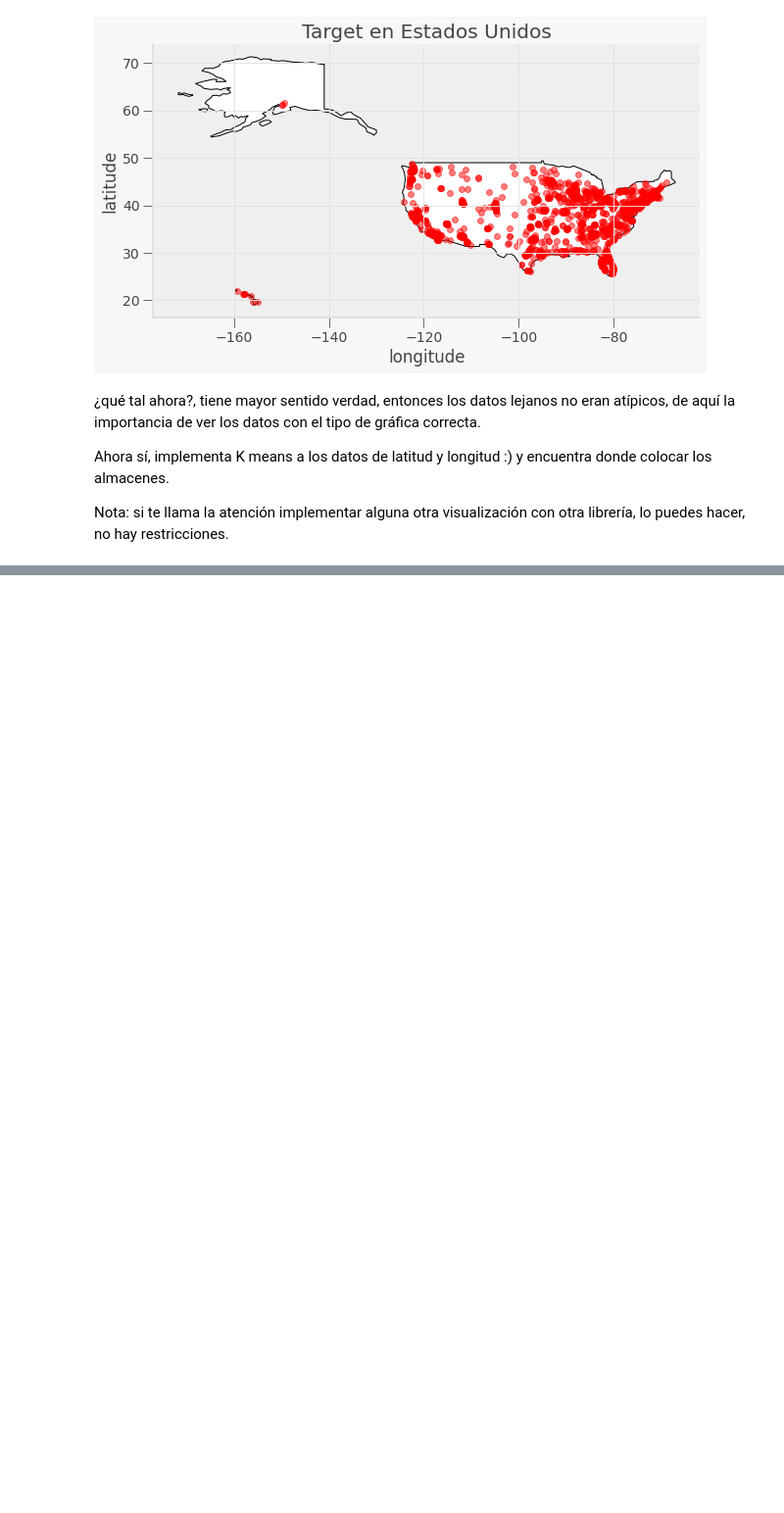
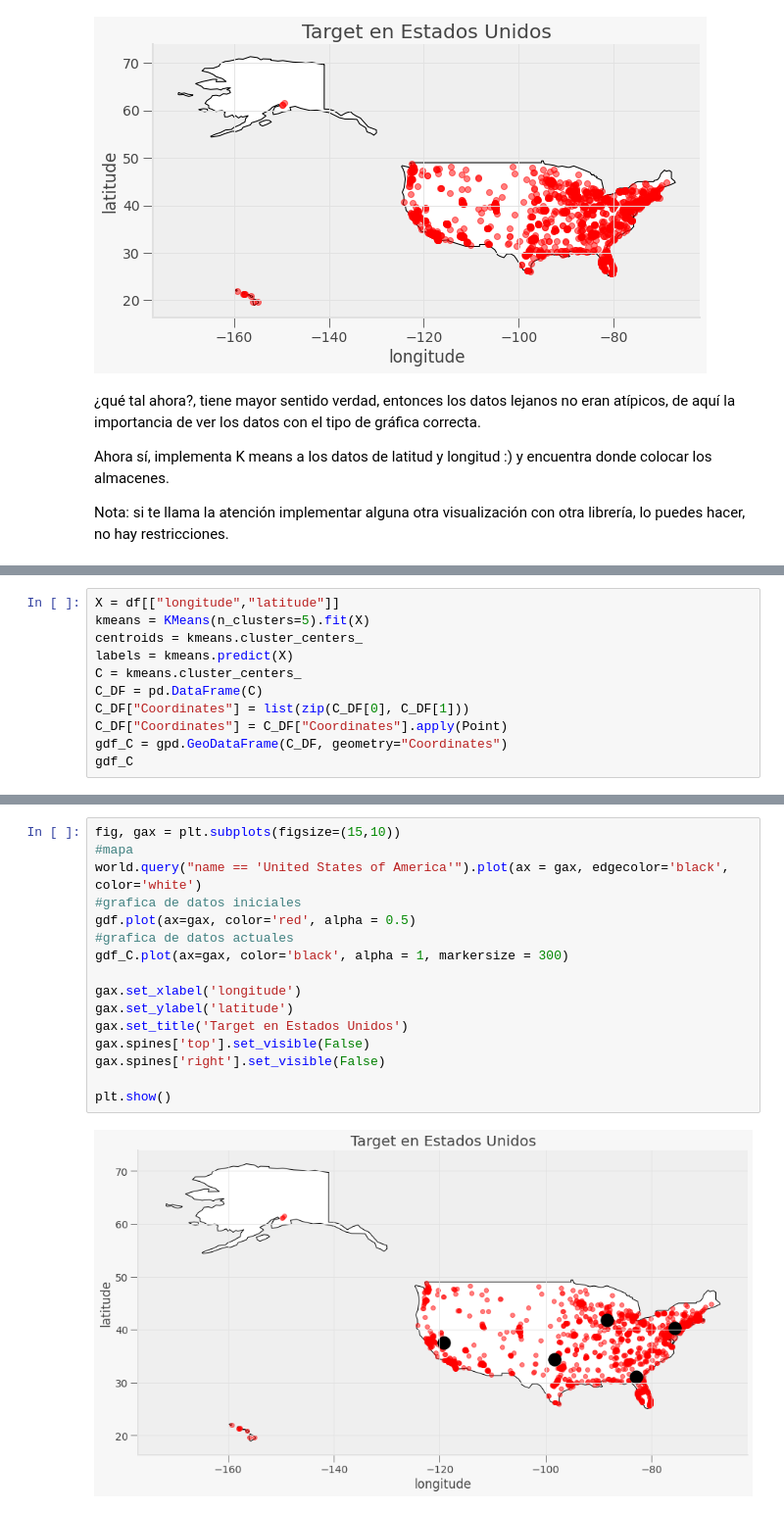
Before and after one commit to PosgradoMNA/actividades-de-aprendizaje-DGarcia-A01086411, a Jupyter notebook: Actividad_Semana_8_7_K_Means.ipynb, the cells around one changed output, grey strips where cells are left out. Shown at 98% size. Drawn from its saved outputs; the diff is of its cells as text; blank space fills up the shorter version.

```diff
--- a/Actividad_Semana_8_7_K_Means.ipynb
+++ b/Actividad_Semana_8_7_K_Means.ipynb
@@ -304,0 +241,11 @@ print(dfClusters)
+# %%
+X = df[["longitude","latitude"]]
+kmeans = KMeans(n_clusters=5).fit(X)
+centroids = kmeans.cluster_centers_
+labels = kmeans.predict(X)
+C = kmeans.cluster_centers_
+C_DF = pd.DataFrame(C)
+C_DF["Coordinates"] = list(zip(C_DF[0], C_DF[1]))
+C_DF["Coordinates"] = C_DF["Coordinates"].apply(Point)
+gdf_C = gpd.GeoDataFrame(C_DF, geometry="Coordinates")
+gdf_C
@@ -304,0 +259,18 @@ print(dfClusters)
+# %%
+fig, gax = plt.subplots(figsize=(15,10))
+#mapa
+world.query("name == 'United States of America'").plot(ax = gax, edgecolor='black', color='white')
+#grafica de datos iniciales
+gdf.plot(ax=gax, color='red', alpha = 0.5)
+#grafica de datos actuales
+gdf_C.plot(ax=gax, color='black', alpha = 1, markersize = 300)
+
+gax.set_xlabel('longitude')
+gax.set_ylabel('latitude')
+gax.set_title('Target en Estados Unidos')
+gax.spines['top'].set_visible(False)
+gax.spines['right'].set_visible(False)
+
+plt.show()
+# %% [output]
+[figure, added]
```
Also changed, not shown: parts of 16 cells of this notebook.
